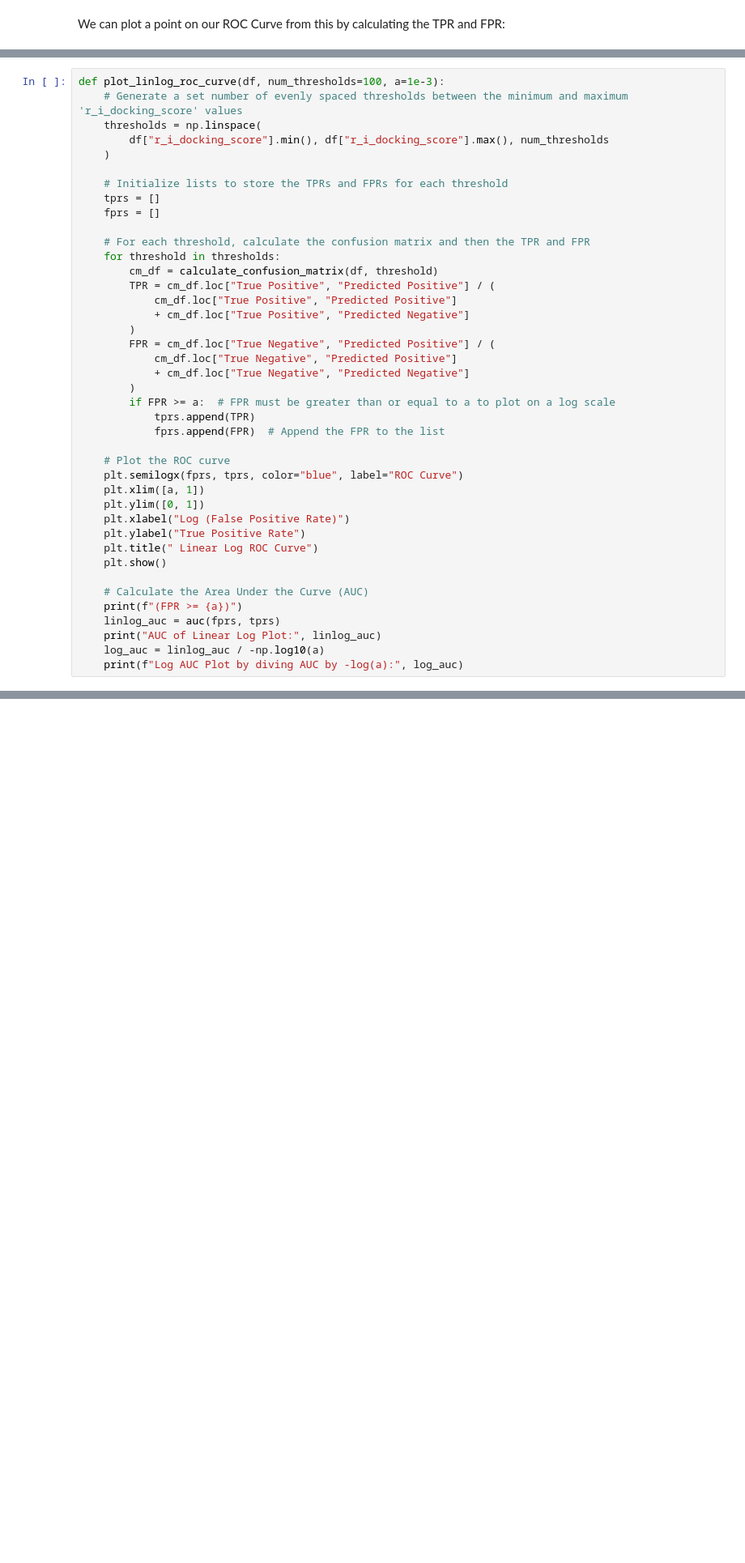
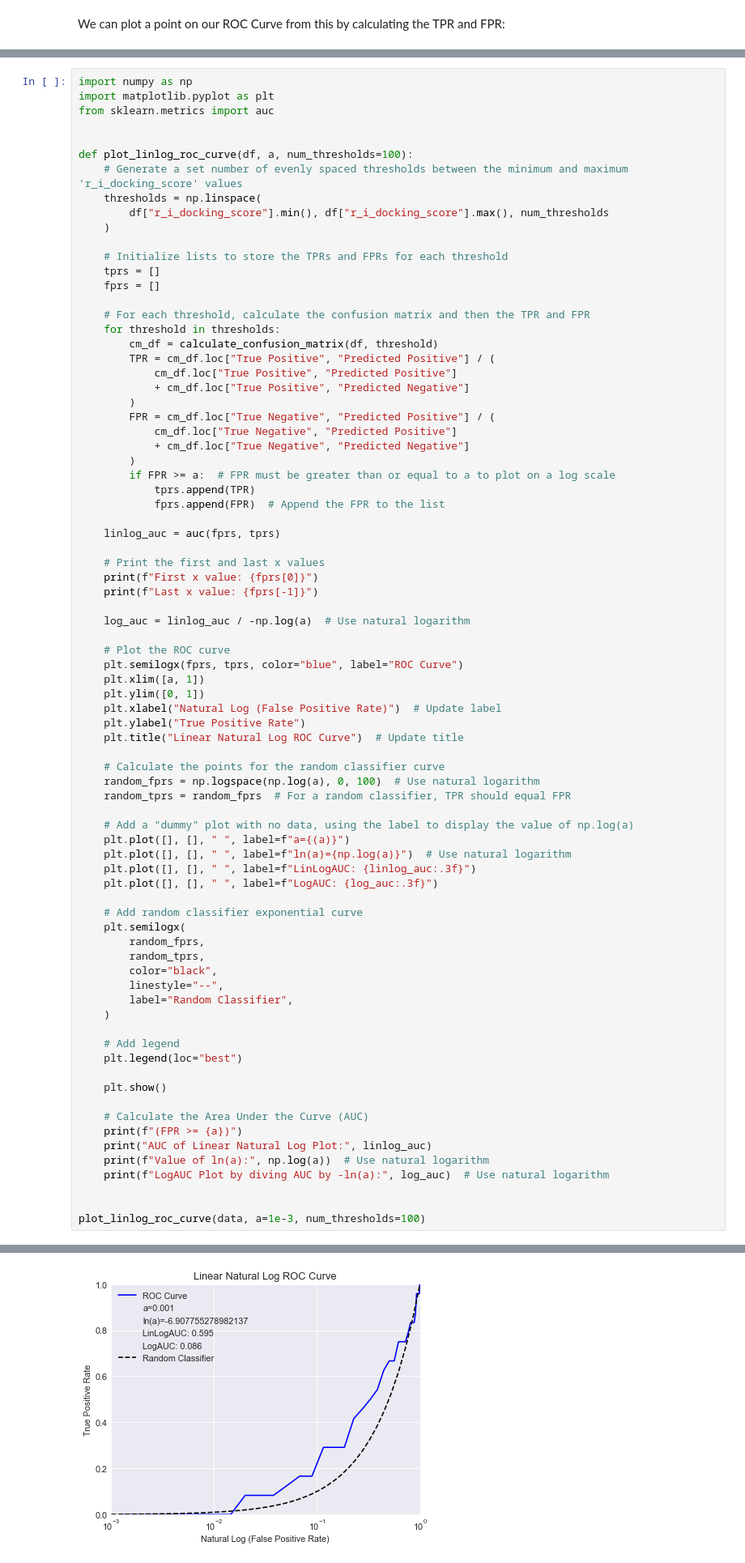
Before and after one commit to DKchemistry/LigBoundConfData, a Jupyter notebook: Enrichment_Metrics.ipynb, the cells around one changed output, grey strips where cells are left out. Shown: that part at 81% size. Drawn from its saved outputs; the diff is of its cells as text; blank space fills up the shorter version.

```diff
--- a/Enrichment_Metrics.ipynb
+++ b/Enrichment_Metrics.ipynb
@@ -358,5 +492,10 @@ I think the semilog(x) version is best (it's a little confusing how to do this)
 # %%
-def plot_linlog_roc_curve(df, num_thresholds=100, a=1e-3):
+import numpy as np
+import matplotlib.pyplot as plt
+from sklearn.metrics import auc
+
+
+def plot_linlog_roc_curve(df, a, num_thresholds=100):
     # Generate a set number of evenly spaced thresholds between the minimum and maximum 'r_i_docking_score' values
     thresholds = np.linspace(
         df["r_i_docking_score"].min(), df["r_i_docking_score"].max(), num_thresholds
@@ -381,18 +520,52 @@ def plot_linlog_roc_curve(df, num_thresholds=100, a=1e-3):
             tprs.append(TPR)
             fprs.append(FPR)  # Append the FPR to the list
 
+    linlog_auc = auc(fprs, tprs)
+
+    # Print the first and last x values
+    print(f"First x value: {fprs[0]}")
+    print(f"Last x value: {fprs[-1]}")
+
+    log_auc = linlog_auc / -np.log(a)  # Use natural logarithm
+
     # Plot the ROC curve
     plt.semilogx(fprs, tprs, color="blue", label="ROC Curve")
     plt.xlim([a, 1])
     plt.ylim([0, 1])
-    plt.xlabel("Log (False Positive Rate)")
+    plt.xlabel("Natural Log (False Positive Rate)")  # Update label
     plt.ylabel("True Positive Rate")
-    plt.title(" Linear Log ROC Curve")
+    plt.title("Linear Natural Log ROC Curve")  # Update title
+
+    # Calculate the points for the random classifier curve
+    random_fprs = np.logspace(np.log(a), 0, 100)  # Use natural logarithm
+    random_tprs = random_fprs  # For a random classifier, TPR should equal FPR
+
+    # Add a "dummy" plot with no data, using the label to display the value of np.log(a)
+    plt.plot([], [], " ", label=f"a={(a)}")
+    plt.plot([], [], " ", label=f"ln(a)={np.log(a)}")  # Use natural logarithm
+    plt.plot([], [], " ", label=f"LinLogAUC: {linlog_auc:.3f}")
+    plt.plot([], [], " ", label=f"LogAUC: {log_auc:.3f}")
+
+    # Add random classifier exponential curve
+    plt.semilogx(
+        random_fprs,
+        random_tprs,
+        color="black",
+        linestyle="--",
+        label="Random Classifier",
+    )
+
+    # Add legend
+    plt.legend(loc="best")
+
     plt.show()
 
     # Calculate the Area Under the Curve (AUC)
     print(f"(FPR >= {a})")
-    linlog_auc = auc(fprs, tprs)
-    print("AUC of Linear Log Plot:", linlog_auc)
-    log_auc = linlog_auc / -np.log10(a)
-    print(f"Log AUC Plot by diving AUC by -log(a):", log_auc)
+    print("AUC of Linear Natural Log Plot:", linlog_auc)
+    print(f"Value of ln(a):", np.log(a))  # Use natural logarithm
+    print(f"LogAUC Plot by diving AUC by -ln(a):", log_auc)  # Use natural logarithm
+
+
+plot_linlog_roc_curve(data, a=1e-3, num_thresholds=100)
+# %% [output]
@@ -398,0 +574 @@ def plot_linlog_roc_curve(df, num_thresholds=100, a=1e-3):
+[figure, added]
```
Also changed, not shown: parts of 18 cells of this notebook, 3 other files.
